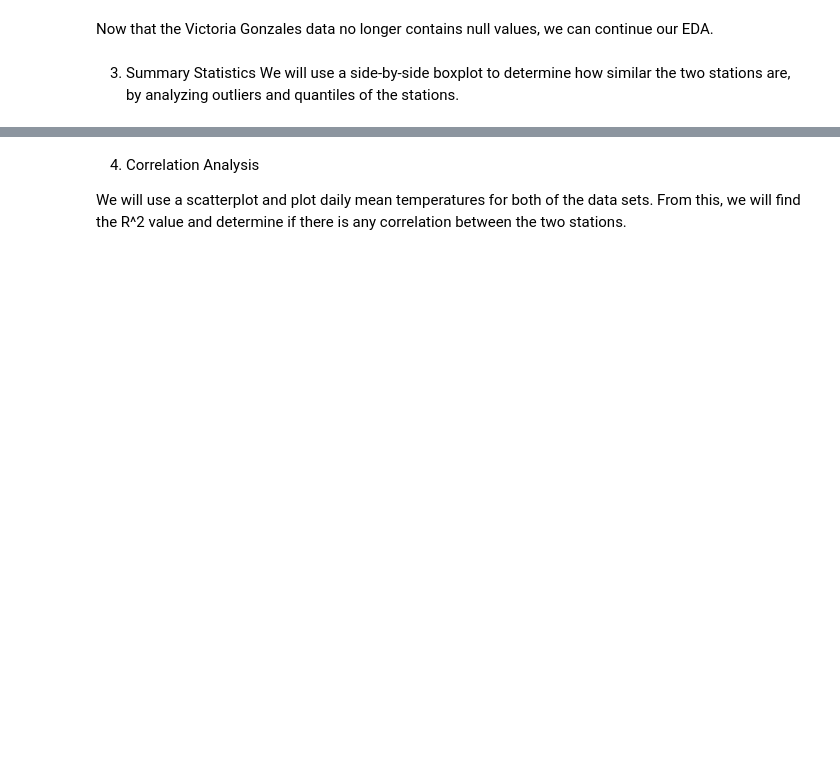
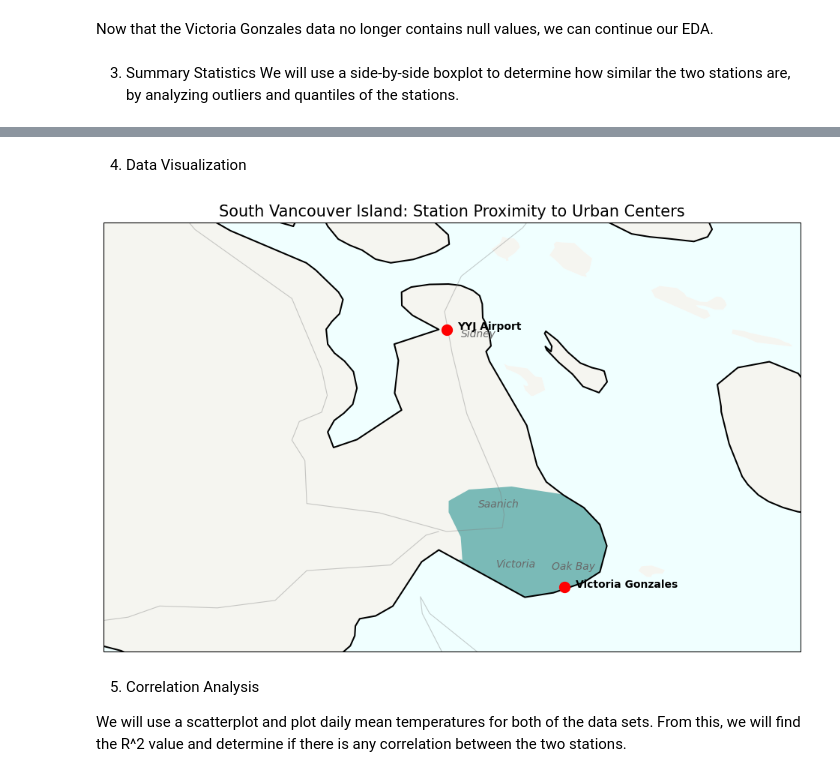
Before and after one commit to MantaHonk/EOS_Weather_Data_Analysis, a Jupyter notebook: Term_Project.ipynb, the cells around one changed output, grey strips where cells are left out. Cells and saved outputs as stored; diff of their text form; code cells hidden in the pictures; blank space fills up the shorter version.

Commit message:
Visualized the geographic location of the stations using cartopy

```diff
--- a/Term_Project.ipynb
+++ b/Term_Project.ipynb
@@ -172,8 +178,58 @@ fig = px.box(
 fig.show()
 # %% [output]
 [interactive output not drawn]
+# %% [markdown]
+4. Data Visualization
+# %%
+yyj_coords = (df_YYJ['lat'].iloc[0], df_YYJ['lon'].iloc[0])
+vg_coords = (df_VG['lat'].iloc[0], df_VG['lon'].iloc[0])
+
+plt.figure(figsize=(12, 10))
+ax = plt.axes(projection=ccrs.PlateCarree())
+
+ax.set_extent([-123.75, -123.1, 48.35, 48.75], crs=ccrs.PlateCarree())
+
+urban_areas = cfeature.NaturalEarthFeature(
+    category='cultural',
+    name='urban_areas',
+    scale='10m',
+    facecolor='teal',
+    edgecolor='none'
+)
+ax.add_feature(urban_areas, alpha=0.5, zorder=1)
+ax.add_feature(cfeature.COASTLINE.with_scale('10m'), linewidth=1.5)
+ax.add_feature(cfeature.OCEAN.with_scale('10m'), facecolor='azure')
+ax.add_feature(cfeature.LAND.with_scale('10m'), facecolor='#f5f5f0')
+
+roads = cfeature.NaturalEarthFeature(category='cultural', name='roads',
+                                    scale='10m', facecolor='none',
+                                    edgecolor='gray', linewidth=0.8)
+ax.add_feature(roads, alpha=0.4)
+
+
+towns = {
+    "Victoria": (48.4284, -123.3656),
+    "Sidney": (48.6430, -123.4000),
+    "Saanich": (48.4843, -123.3814),
+    "Oak Bay": (48.4264, -123.3117)
+}
+
+for town, coords in towns.items():
+    ax.text(coords[1], coords[0], town, transform=ccrs.PlateCarree(),
+            fontsize=10, color='dimgray', fontstyle='italic', ha='center')
+
+ax.plot(yyj_coords[1], yyj_coords[0], 'ro', markersize=10, transform=ccrs.PlateCarree(), label="YYJ Airport")
+ax.text(yyj_coords[1]+0.01, yyj_coords[0], "YYJ Airport", transform=ccrs.PlateCarree(), fontweight='bold')
+
+ax.plot(vg_coords[1], vg_coords[0], 'ro', markersize=10, transform=ccrs.PlateCarree(), label="Gonzales Stn")
+ax.text(vg_coords[1]+0.01, vg_coords[0], "Victoria Gonzales", transform=ccrs.PlateCarree(), fontweight='bold')
+
+plt.title("South Vancouver Island: Station Proximity to Urban Centers", fontsize=15)
+plt.show()
+# %% [output]
+[figure, added]
 # %% [markdown]
-4. Correlation Analysis
+5. Correlation Analysis
 
 We will use a scatterplot and plot daily mean temperatures for both of the data sets. From this, we will find the R^2 value and determine if there is any correlation between the two stations.
 # %%
```
Also changed, not shown: parts of 2 cells of this notebook.
